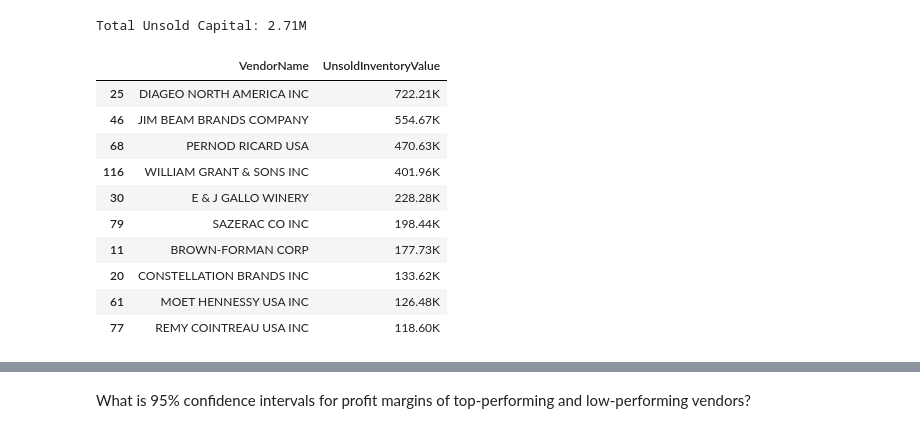
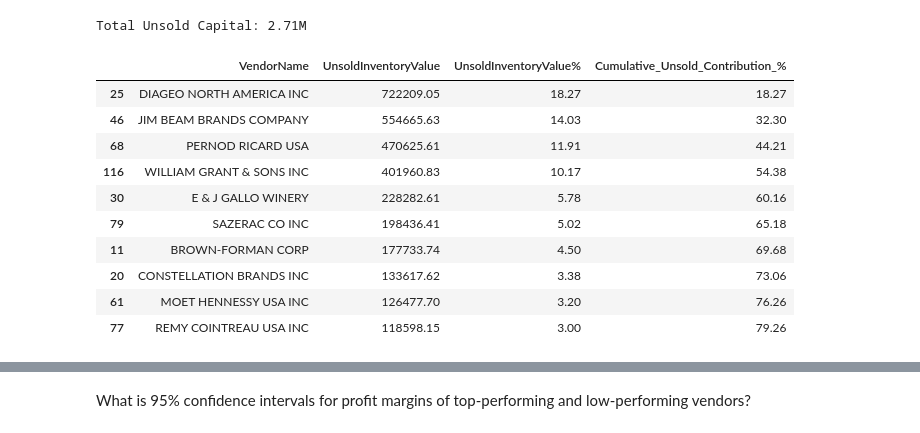
Before and after one commit to sagar-suchak/Vendor-Performance-Analysis, a Jupyter notebook: vendor_performance_analysis.ipynb, the cells around one changed output, grey strips where cells are left out. Saved outputs shown, nothing was run; the diff lists cells and outputs as text; code cells hidden in the pictures.

```diff
--- a/vendor_performance_analysis.ipynb
+++ b/vendor_performance_analysis.ipynb
@@ -537,17 +537,7 @@ unsold_inventory_value_per_vendor = df.groupby('VendorName')[['UnsoldInventoryVa
 # %%
 # Sort vendors with the Highest Locked Capital
 unsold_inventory_value_per_vendor = unsold_inventory_value_per_vendor.sort_values('UnsoldInventoryValue', ascending = False)
-unsold_inventory_value_per_vendor['UnsoldInventoryValue'] = unsold_inventory_value_per_vendor['UnsoldInventoryValue'].apply(format_dollars)
-unsold_inventory_value_per_vendor.head(10)
+unsold_inventory_value_per_vendor['UnsoldInventoryValue'] = unsold_inventory_value_per_vendor['UnsoldInventoryValue']
+unsold_inventory_value_per_vendor = unsold_inventory_value_per_vendor[(unsold_inventory_value_per_vendor['UnsoldInventoryValue%']> 0 )]
+unsold_inventory_value_per_vendor['UnsoldInventoryValue%'] = unsold_inventory_value_per_vendor['UnsoldInventoryValue']/sum(unsold_inventory_value_per_vendor['UnsoldInventoryValue'])*100
+unsold_inventory_value_per_vendor = round(unsold_inventory_value_per_vendor.sort_values('UnsoldInventoryValue%', ascending = False),2)
-# %% [output]
-|  | VendorName | UnsoldInventoryValue |
-| 25 | DIAGEO NORTH AMERICA INC | 722.21K |
-| 46 | JIM BEAM BRANDS COMPANY | 554.67K |
-| 68 | PERNOD RICARD USA | 470.63K |
-| 116 | WILLIAM GRANT & SONS INC | 401.96K |
-| 30 | E & J GALLO WINERY | 228.28K |
-| 79 | SAZERAC CO INC | 198.44K |
-| 11 | BROWN-FORMAN CORP | 177.73K |
-| 20 | CONSTELLATION BRANDS INC | 133.62K |
-| 61 | MOET HENNESSY USA INC | 126.48K |
-| 77 | REMY COINTREAU USA INC | 118.60K |
@@ -553,0 +546,16 @@ unsold_inventory_value_per_vendor.head(10)
+# %%
+top_unsold_vendors = unsold_inventory_value_per_vendor.head(10)
+top_unsold_vendors['Cumulative_Unsold_Contribution_%'] = top_unsold_vendors['UnsoldInventoryValue%'].cumsum()
+top_unsold_vendors
+# %% [output]
+|  | VendorName | UnsoldInventoryValue | UnsoldInventoryValue% | Cumulative_Unsold_Contribution_% |
+| 25 | DIAGEO NORTH AMERICA INC | 722209.05 | 18.27 | 18.27 |
+| 46 | JIM BEAM BRANDS COMPANY | 554665.63 | 14.03 | 32.30 |
+| 68 | PERNOD RICARD USA | 470625.61 | 11.91 | 44.21 |
+| 116 | WILLIAM GRANT & SONS INC | 401960.83 | 10.17 | 54.38 |
+| 30 | E & J GALLO WINERY | 228282.61 | 5.78 | 60.16 |
+| 79 | SAZERAC CO INC | 198436.41 | 5.02 | 65.18 |
+| 11 | BROWN-FORMAN CORP | 177733.74 | 4.50 | 69.68 |
+| 20 | CONSTELLATION BRANDS INC | 133617.62 | 3.38 | 73.06 |
+| 61 | MOET HENNESSY USA INC | 126477.70 | 3.20 | 76.26 |
+| 77 | REMY COINTREAU USA INC | 118598.15 | 3.00 | 79.26 |
```
Also changed, not shown: parts of 18 cells of this notebook.
